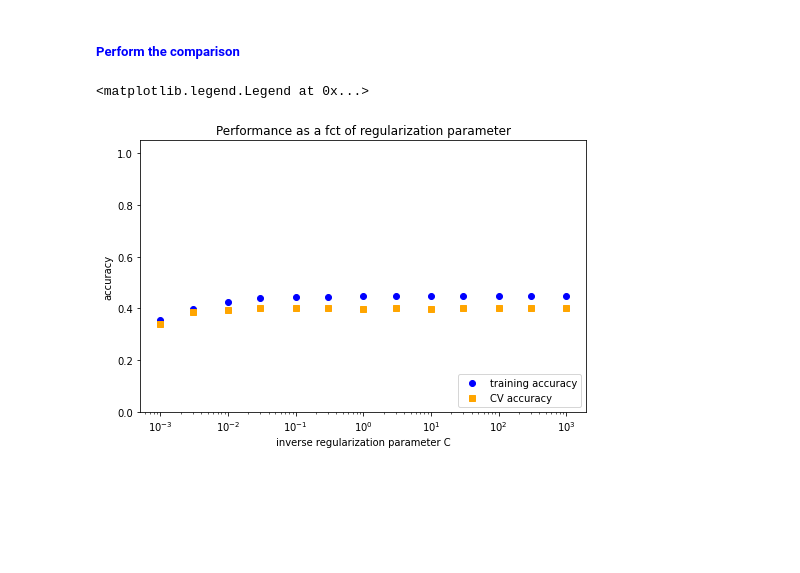
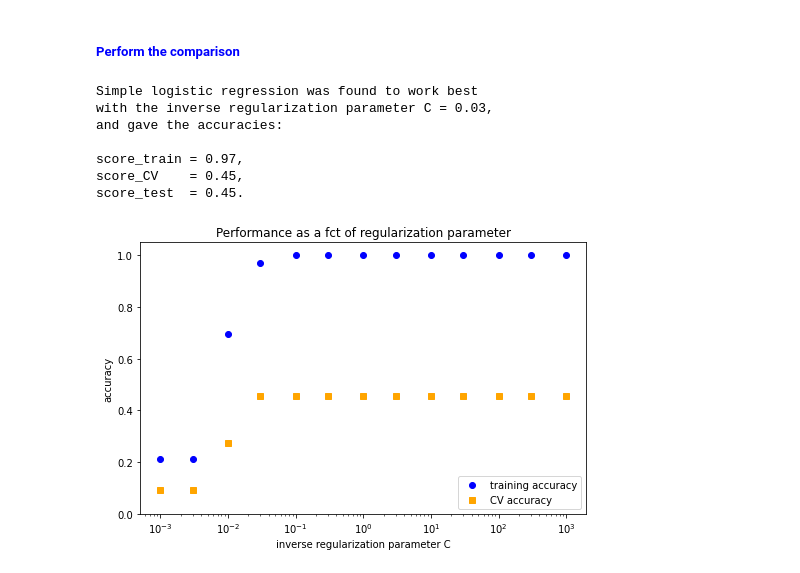
Before and after one commit to ajrodenburg/instrument_recognition, a Jupyter notebook: instrument_recognition_clean.ipynb, the cells around one changed output. Cells and saved outputs as stored; diff of their text form; code cells hidden in the pictures; blank space fills up the shorter version.

```diff
--- a/instrument_recognition_clean.ipynb
+++ b/instrument_recognition_clean.ipynb
@@ -115,6 +111,7 @@ data_dir = os.path.join(base_dir,'data','IRMAS','trainingdata')
 ins_annotations = ['cel','cla','flu','gac','gel','org','pia','sax','tru','vio','voi']
 
 #Import data
-sampling_rates, data, y = import_data(data_dir, ins_annotations, max_songs_per_annotation = None)
+sampling_rates, data, y =\
+  import_data(data_dir, ins_annotations, max_songs_per_annotation = None)
 # %% [output]
 Importing data with annotation 'cel'
@@ -480,7 +481,7 @@ def compare_regparams(X_train_std, y_train, X_CV_std, y_CV,\
 
   # Calculate scores for all C's:
   scores =\
-    np.array( =\
+    np.array( \
       [ evaluate_performance_LR(X_train_std, y_train, X_CV_std, y_CV, C)\
        for C in Clist ]\
            )
@@ -498,35 +499,41 @@ def compare_regparams(X_train_std, y_train, X_CV_std, y_CV,\
 ##### <font color = 'blue'> **Perform the comparison** </font>
 # %%
 # Compare different regularization parameters, and plot their performance
-Clist = [0.001,0.003,0.01,0.03,0.1,0.3,1,3,10,30,100,300,1000]
+C_list = [0.001,0.003,0.01,0.03,0.1,0.3,1,3,10,30,100,300,1000]
 scores, C_best, LR_best =\
   compare_regparams(X_train_std, y_train, X_CV_std, y_CV, C_list= C_list)
 
 plt.figure(figsize = (8,5))
 plt.plot(Clist,scores[:,0],'bo')
 plt.plot(Clist,scores[:,1],'bs', color = 'orange')
 plt.xscale('log')
 plt.ylim((0,1.05))
 plt.xlabel('inverse regularization parameter C')
 plt.ylabel('accuracy')
 plt.title('Performance as a fct of regularization parameter')
 plt.legend(('training accuracy', 'CV accuracy'), loc = 'lower right')
 
 #Summary of the best regularization parameter and the performance of the LR.
 ## Determine scores
-score_train = logisticRegr.score(X_train_std, y_train)
-score_CV    = logisticRegr.score(X_CV_std   , y_CV)
-score_test  = logisticRegr.score(X_test_std , y_test)
+score_train = LR_best.score(X_train_std, y_train)
+score_CV    = LR_best.score(X_CV_std   , y_CV)
+score_test  = LR_best.score(X_test_std , y_test)
 
 ## Print summary
 msg = (f'Simple logistic regression was found to work best\n'
        f'with the inverse regularization parameter C = {C_best},\n'
        f'and gave the accuracies:\n\n'
        f'score_train = {score_train:.2f},\n'
        f'score_CV    = {score_CV:.2f},\n'
        f'score_test  = {score_test:.2f}.' )
 
 print(msg)
 # %% [output]
-<matplotlib.legend.Legend at 0x...>
+Simple logistic regression was found to work best
+with the inverse regularization parameter C = 0.03,
+and gave the accuracies:
+
+score_train = 0.97,
+score_CV    = 0.45,
+score_test  = 0.45.
-[figure, old version]
+[figure, new version]
```
Also changed, not shown: parts of 3 cells of this notebook.
